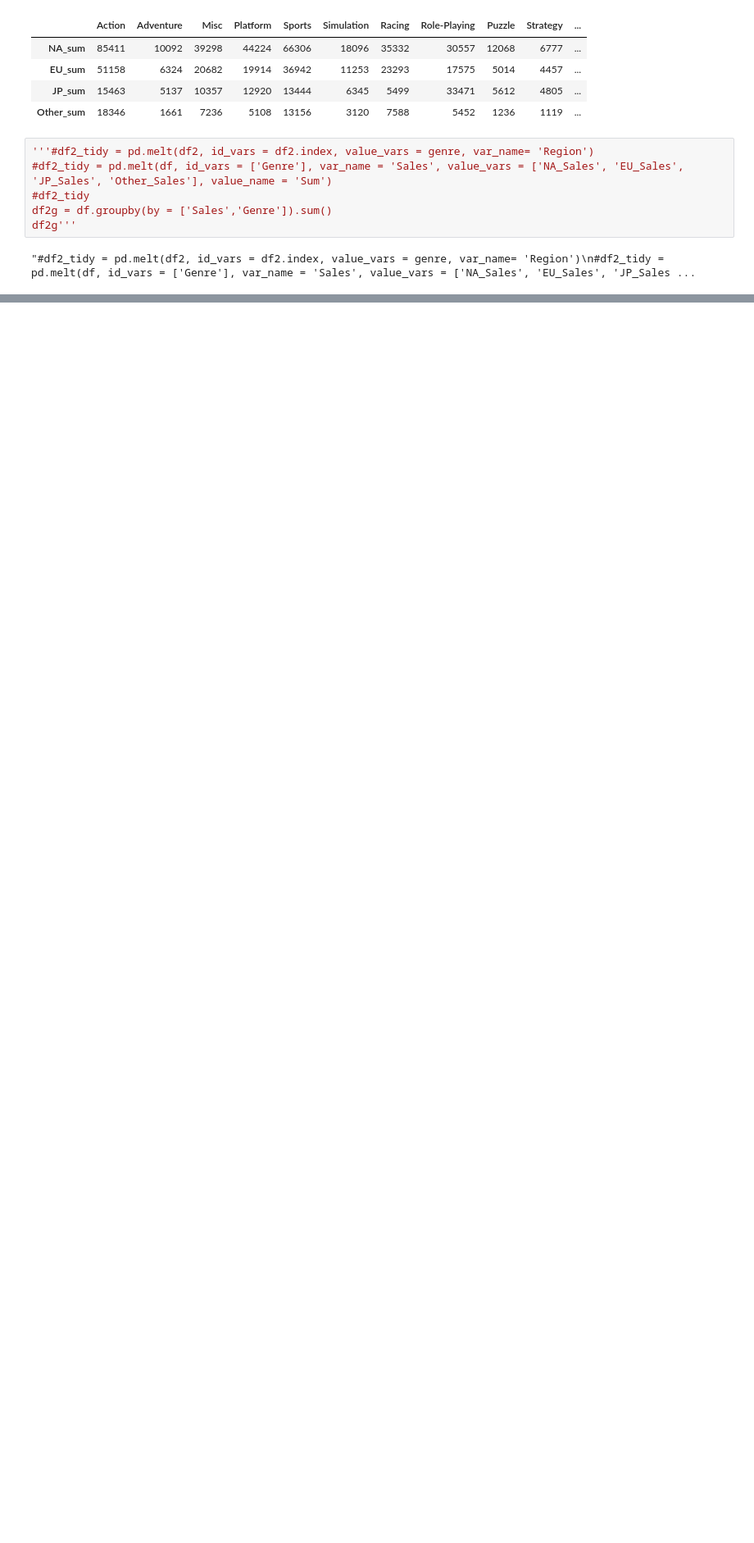
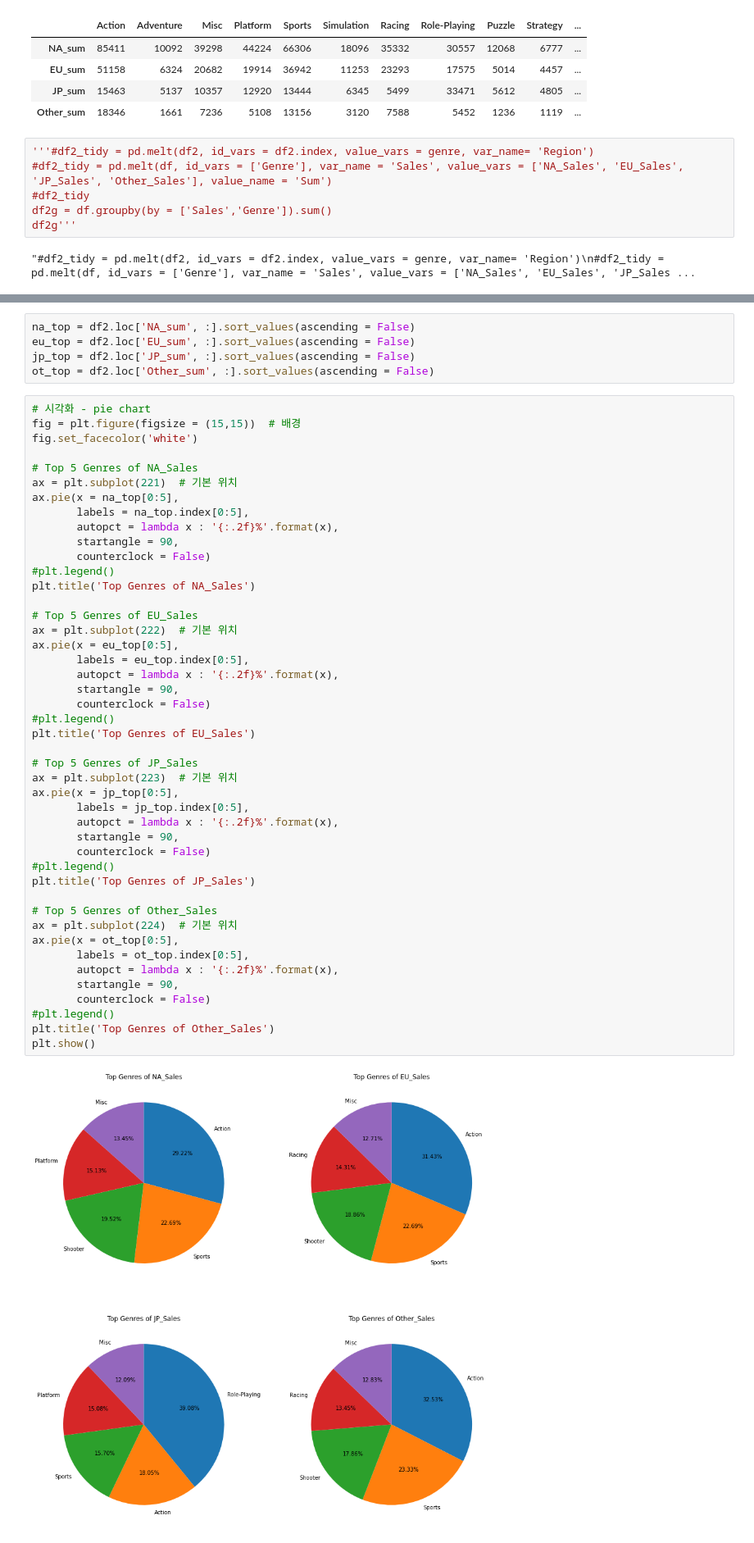
Before and after one commit to wisesprout/video-game-sales-analysis, a Jupyter notebook: Project1.ipynb, the cells around one changed output, grey strips where cells are left out. Shown at 82% size. Cells and saved outputs as stored; diff of their text form; blank space fills up the shorter version.

```diff
--- a/Project1.ipynb
+++ b/Project1.ipynb
@@ -192,0 +168,52 @@ ax.pie(x = df2.iloc[0], labels = rtg)
+# %%
+na_top = df2.loc['NA_sum', :].sort_values(ascending = False)
+eu_top = df2.loc['EU_sum', :].sort_values(ascending = False)
+jp_top = df2.loc['JP_sum', :].sort_values(ascending = False)
+ot_top = df2.loc['Other_sum', :].sort_values(ascending = False)
+# %%
+# 시각화 - pie chart
+fig = plt.figure(figsize = (15,15))  # 배경
+fig.set_facecolor('white')
+
+# Top 5 Genres of NA_Sales
+ax = plt.subplot(221)  # 기본 위치
+ax.pie(x = na_top[0:5],
+       labels = na_top.index[0:5],
+       autopct = lambda x : '{:.2f}%'.format(x),
+       startangle = 90,
+       counterclock = False)
+#plt.legend()
+plt.title('Top Genres of NA_Sales')
+
+# Top 5 Genres of EU_Sales
+ax = plt.subplot(222)  # 기본 위치
+ax.pie(x = eu_top[0:5],
+       labels = eu_top.index[0:5],
+       autopct = lambda x : '{:.2f}%'.format(x),
+       startangle = 90,
+       counterclock = False)
+#plt.legend()
+plt.title('Top Genres of EU_Sales')
+
+# Top 5 Genres of JP_Sales
+ax = plt.subplot(223)  # 기본 위치
+ax.pie(x = jp_top[0:5],
+       labels = jp_top.index[0:5],
+       autopct = lambda x : '{:.2f}%'.format(x),
+       startangle = 90,
+       counterclock = False)
+#plt.legend()
+plt.title('Top Genres of JP_Sales')
+
+# Top 5 Genres of Other_Sales
+ax = plt.subplot(224)  # 기본 위치
+ax.pie(x = ot_top[0:5],
+       labels = ot_top.index[0:5],
+       autopct = lambda x : '{:.2f}%'.format(x),
+       startangle = 90,
+       counterclock = False)
+#plt.legend()
+plt.title('Top Genres of Other_Sales')
+plt.show()
+# %% [output]
+[figure, added]
```
Also changed, not shown: parts of 2 cells of this notebook.
